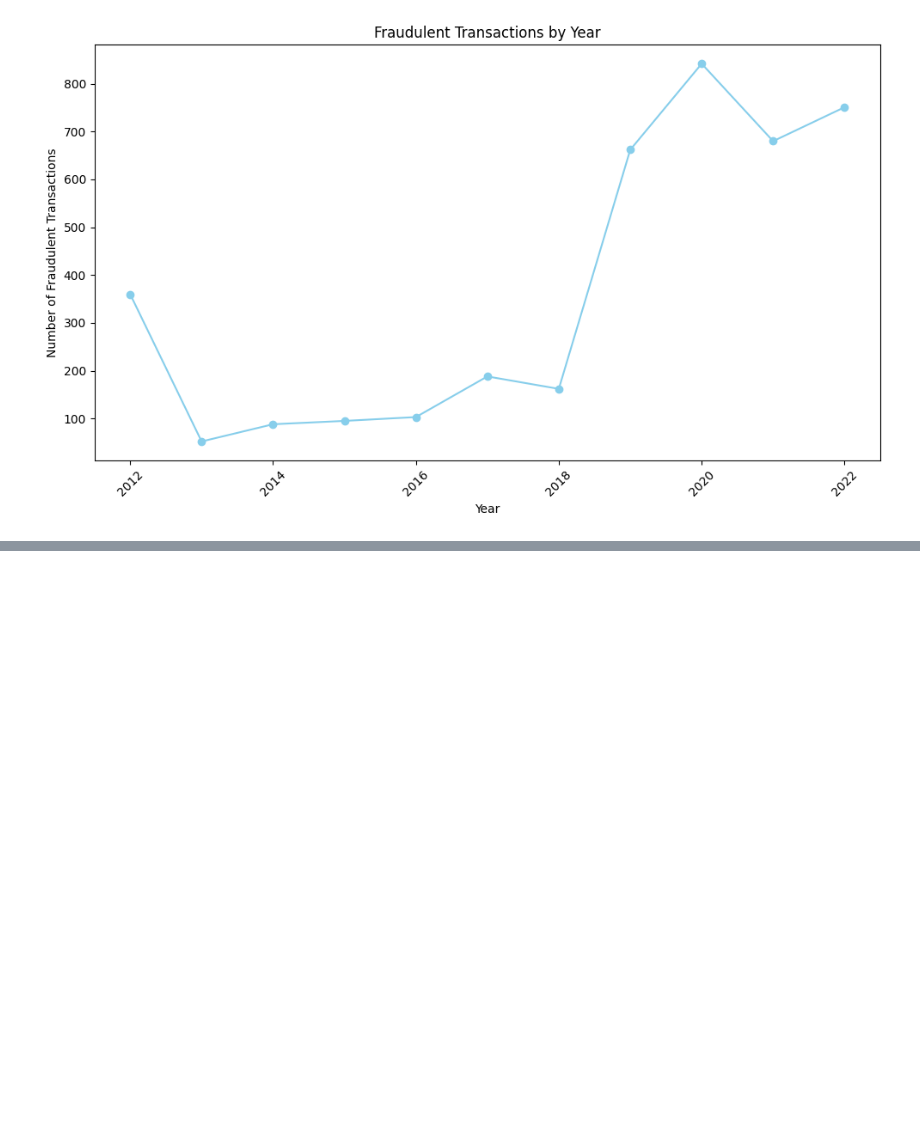
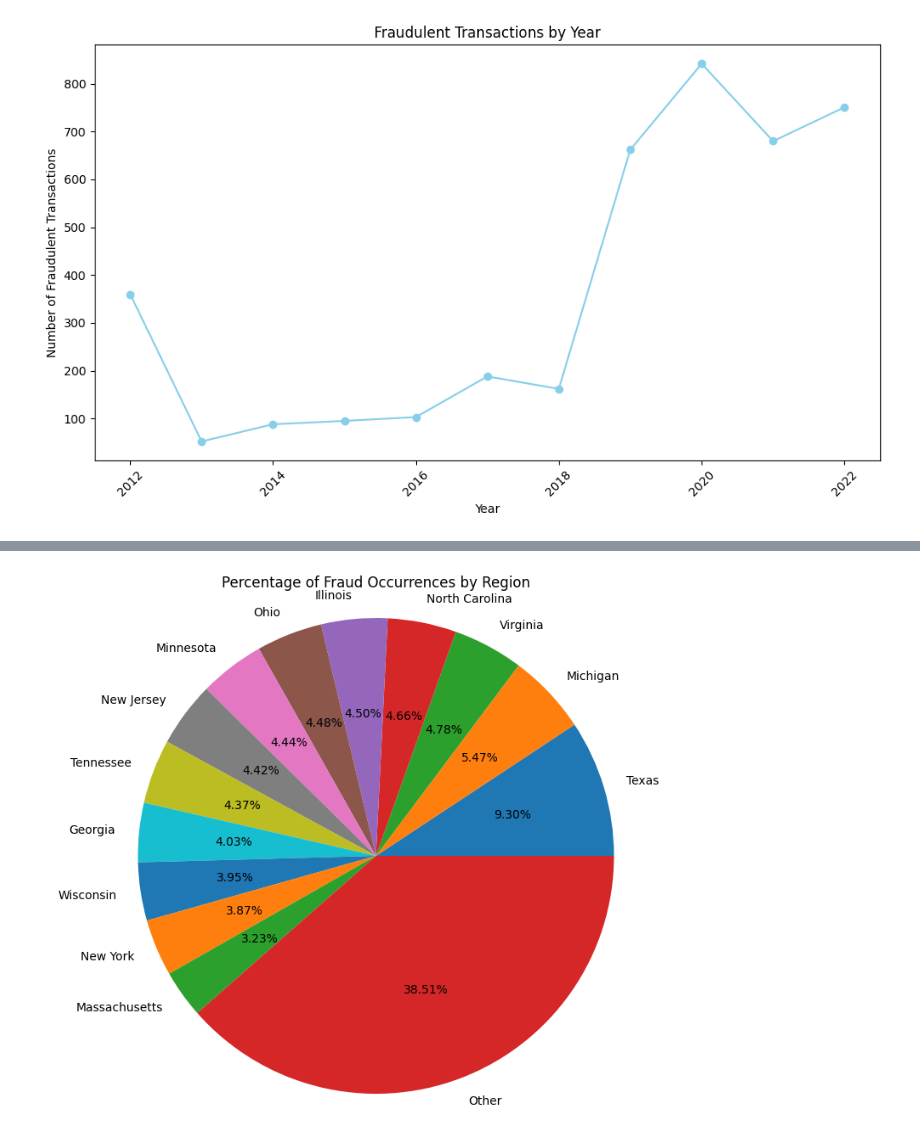
Before and after one commit to ryantangmj/ryantangmj.github.io, a Jupyter notebook: final_tutorial.ipynb, the cells around one changed output, grey strips where cells are left out. Drawn from its saved outputs; the diff is of its cells as text; code cells hidden in the pictures; blank space fills up the shorter version.

Commit message:
Did some analysis on arrest data

```diff
--- a/final_tutorial.ipynb
+++ b/final_tutorial.ipynb
@@ -144,3 +144,6 @@ plt.show()
 plt.show()
 # %% [output]
 [figure]
+# %%
+data_arrest = pd.read_csv("/Users/admin/Documents/Y3S1/CMPS 6790/Project/fraud1_data.csv")
+data_arrest.head()
@@ -146,0 +233,21 @@ plt.show()
+# %%
+# count the occurrences of arrest by state
+fraud_by_state = data_arrest['State'].value_counts()
+
+# define a threshold for grouping smaller slices
+threshold = 0.03
+total_frauds = fraud_by_state.sum()
+fraud_by_state = fraud_by_state[fraud_by_state / total_frauds > threshold]
+
+# add an 'Other' category for the remaining slices
+other_frauds = total_frauds - fraud_by_state.sum()
+fraud_by_state['Other'] = other_frauds
+
+# plotting the pie chart
+plt.figure(figsize=(10, 8))
+plt.pie(fraud_by_state, labels=fraud_by_state.index, autopct='%1.2f%%')
+plt.title('Percentage of Fraud Occurrences by Region')
+plt.axis('equal')
+plt.show()
+# %% [output]
+[figure, added]
```
Also changed, not shown: parts of 5 cells of this notebook.
